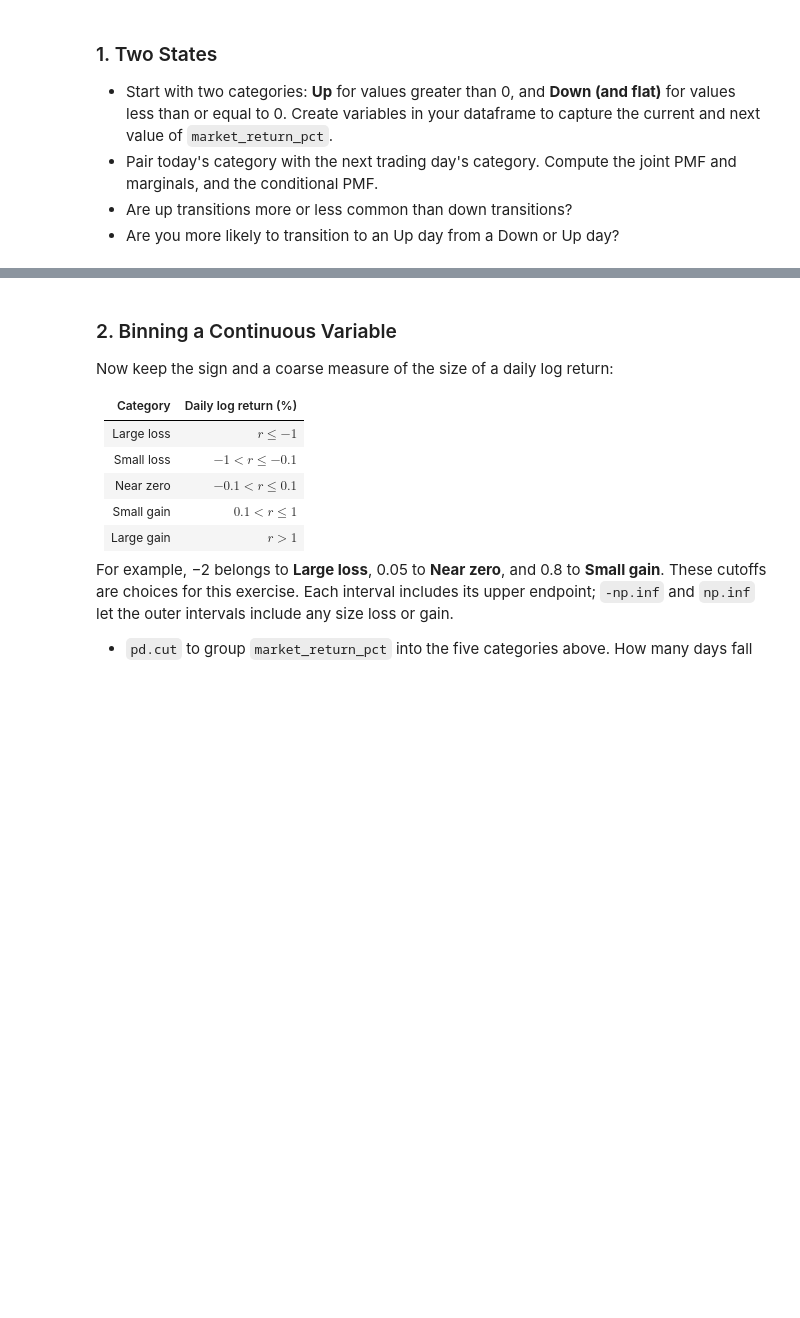
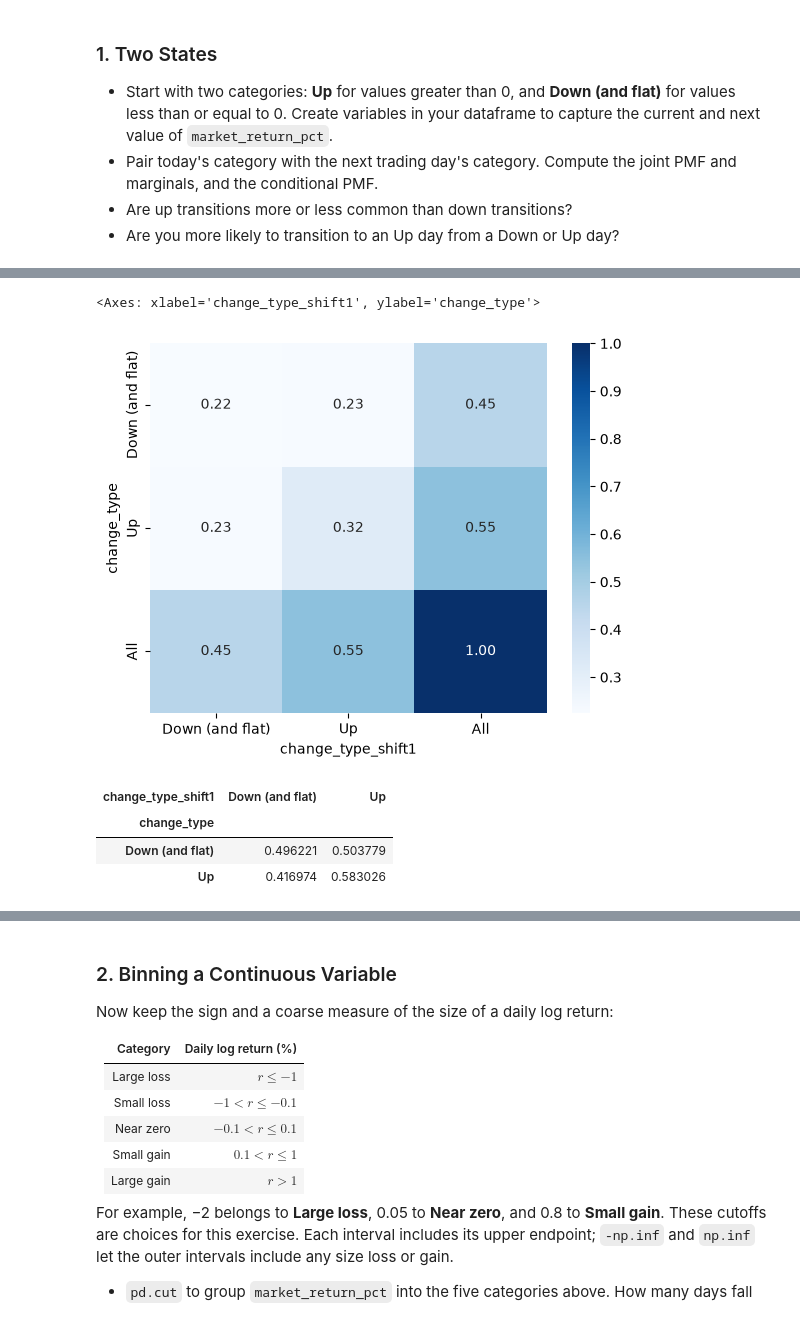
Before and after one commit to hmriffee/uu_markov, a Jupyter notebook: lab_1/lab.ipynb, the cells around one changed output, grey strips where cells are left out. Drawn from its saved outputs; the diff is of its cells as text; code cells hidden in the pictures; blank space fills up the shorter version.

```diff
--- a/lab_1/lab.ipynb
+++ b/lab_1/lab.ipynb
@@ -57,0 +119,4 @@ plt.show()
+# %%
+#Marginal:
+marginal_PMF = pd.crosstab(df['change_type'], df['change_type_shift1'], normalize = True, margins = True)
+marginal_PMF
@@ -57,0 +129,14 @@ plt.show()
+# %%
+sns.heatmap(marginal_PMF, annot=True, fmt='.2f', cmap='Blues')
+# %% [output]
+<Axes: xlabel='change_type_shift1', ylabel='change_type'>
+[figure, added]
+# %%
+#Conditional:
+conditional_PMF = pd.crosstab(df['change_type'], df['change_type_shift1'], normalize = 'index')
+conditional_PMF
+# %% [output]
+| change_type_shift1 | Down (and flat) | Up |
+| change_type |  |  |
+| Down (and flat) | 0.496221 | 0.503779 |
+| Up | 0.416974 | 0.583026 |
```
Also changed, not shown: parts of 37 cells of this notebook, 1 other file.
